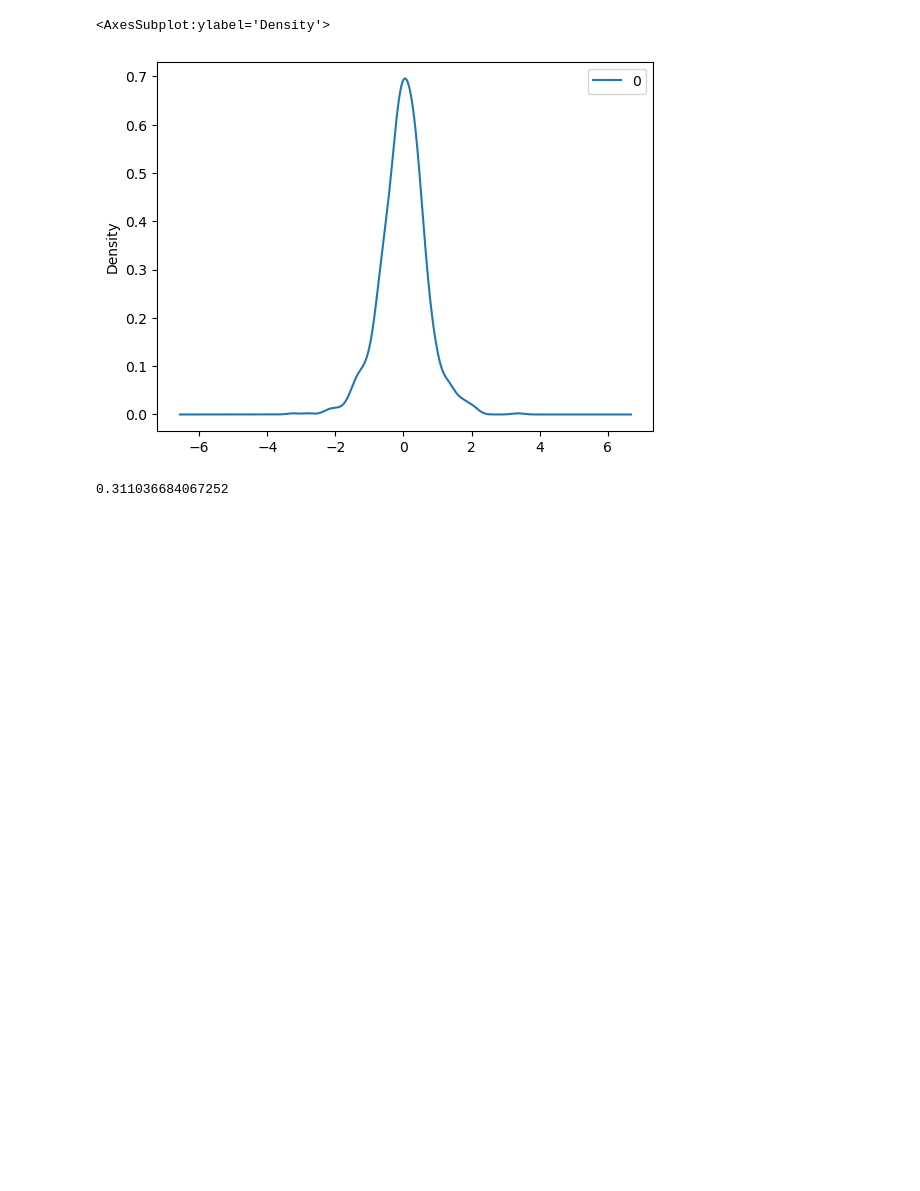
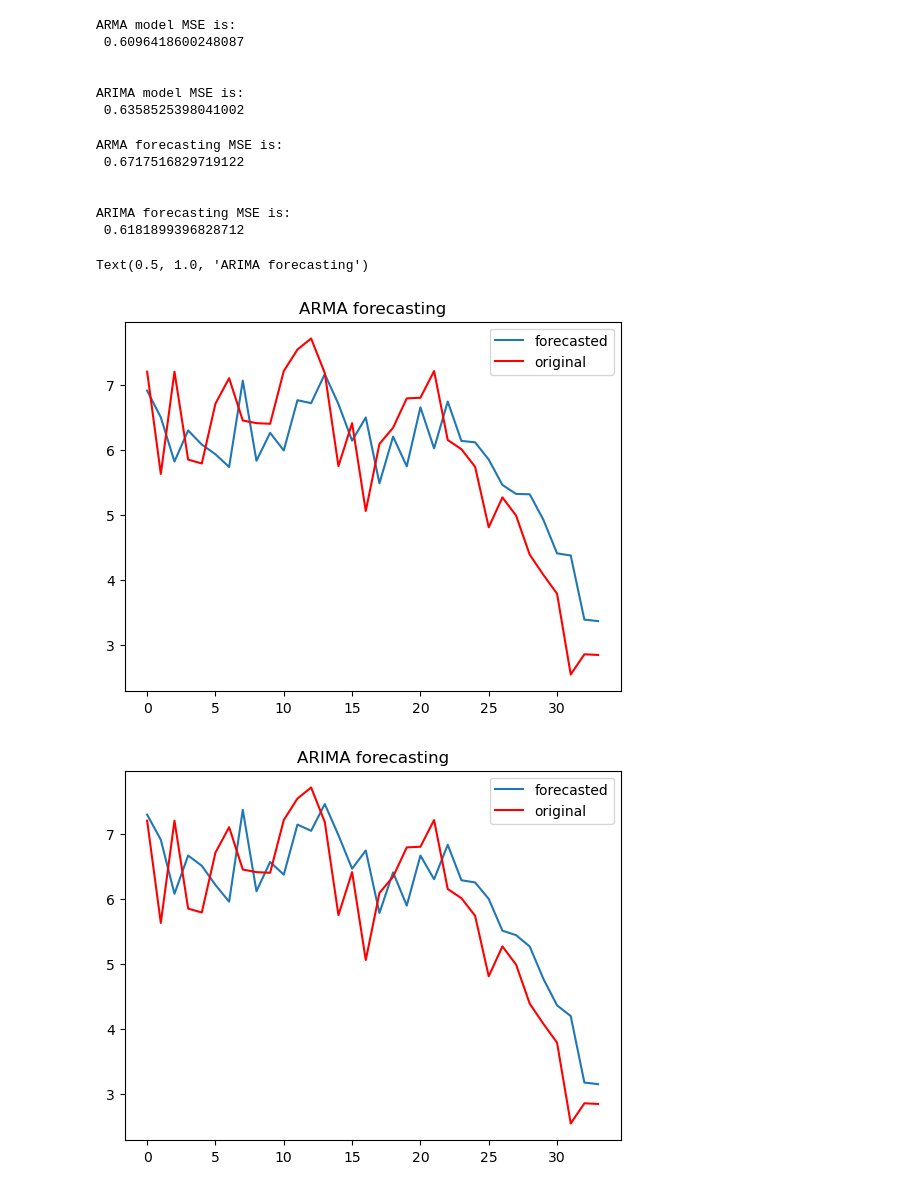
Before and after one commit to mrezaa/wind_speed_forecasting, a Jupyter notebook: code_1.ipynb, the cells around one changed output. Drawn from its saved outputs; the diff is of its cells as text; code cells hidden in the pictures; blank space fills up the shorter version.

```diff
--- a/code_1.ipynb
+++ b/code_1.ipynb
@@ -18,4 +21,4 @@ d.head()
 # %%
-features = d.drop(columns=['Date Time','wv (m/s)','max. wv (m/s)'])
-target = d['wv (m/s)'].iloc[:1000]
+# selecting wind speed data (first 1000 samples)
+target = d['wv (m/s)'].iloc[:500]
 # %%
@@ -49,7 +56,12 @@ Warnings:
-# %%
-residuals = pd.DataFrame(arima_fit.resid)
-residuals.plot(kind='kde')
-# %% [output]
-<AxesSubplot:ylabel='Density'>
-[figure, removed]
+# %%
+# ARMA and ARIMA model's MSE
+print(f'ARMA model MSE is: \n {arma_fit.mse}\n\n')
+print(f'ARIMA model MSE is: \n {arima_fit.mse}')
+# %% [output]
+ARMA model MSE is:
+ 0.6096418600248087
+
+
+ARIMA model MSE is:
+ 0.6358525398041002
 # %%
@@ -57,18 +70,54 @@ ind = int(np.floor(0.66*len(target)))
 train_data = target.iloc[:ind].values
 test_data = target.iloc[ind:].values
 # %%
-predictions = []
-train_data = list(train_data)
+# one sample ahead forecasting over data with ARMA and ARIMA
+
+# ARMA forecasting
+predictions_arma = []
+train_data1 = list(train_data)
 for i in range(len(test_data)):
-    arima = ARIMA(train_data,order=(5,2,0))
+    arma = ARIMA(train_data1,order=(5,0,1))
+    arma_fit = arma.fit()
+    pred = arma_fit.forecast()
+    predictions_arma.append(pred)
+    train_data1.append(test_data[i])
+    train_data1 = train_data1[1:]
+
+# ARIMA forecasting
+predictions_arima = []
+train_data2 = list(train_data)
+for i in range(len(test_data)):
+    arima = ARIMA(train_data2,order=(5,1,1))
     arima_fit = arima.fit()
     pred = arima_fit.forecast()
-    predictions.append(pred)
-    train_data.append(test_data[i])
+    predictions_arima.append(pred)
+    train_data2.append(test_data[i])
+    train_data2 = train_data2[1:]
 # %%
-mean_squared_error(predictions,test_data)
+# ARMA and ARIMA forecasting MSE
+print(f'ARMA forecasting MSE is: \n {mean_squared_error(predictions_arma,test_data)}\n\n')
+print(f'ARIMA forecasting MSE is: \n {mean_squared_error(predictions_arima,test_data)}')
 # %% [output]
-0.311036684067252
+ARMA forecasting MSE is:
+ 0.6717516829719122
+
+
+ARIMA forecasting MSE is:
+ 0.6181899396828712
 # %%
-x = [1,2,3]
-x.append(4)
+# plotting original and predicted data
+plt.figure()
+plt.plot(predictions_arma,label='forecasted')
+plt.plot(test_data,'r',label='original')
+plt.legend()
+plt.title('ARMA forecasting')
+
+plt.figure()
+plt.plot(predictions_arima,label='forecasted')
+plt.plot(test_data,'r',label='original')
+plt.legend()
+plt.title('ARIMA forecasting')
+# %% [output]
+Text(0.5, 1.0, 'ARIMA forecasting')
+[figure, added]
+[figure, added]
```
Also changed, not shown: parts of 7 cells of this notebook.
